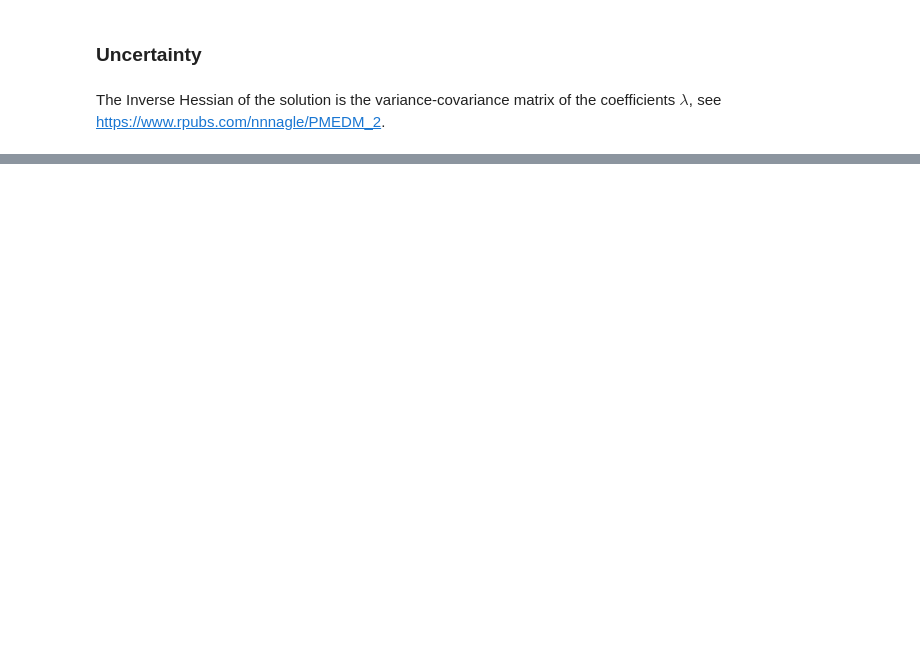
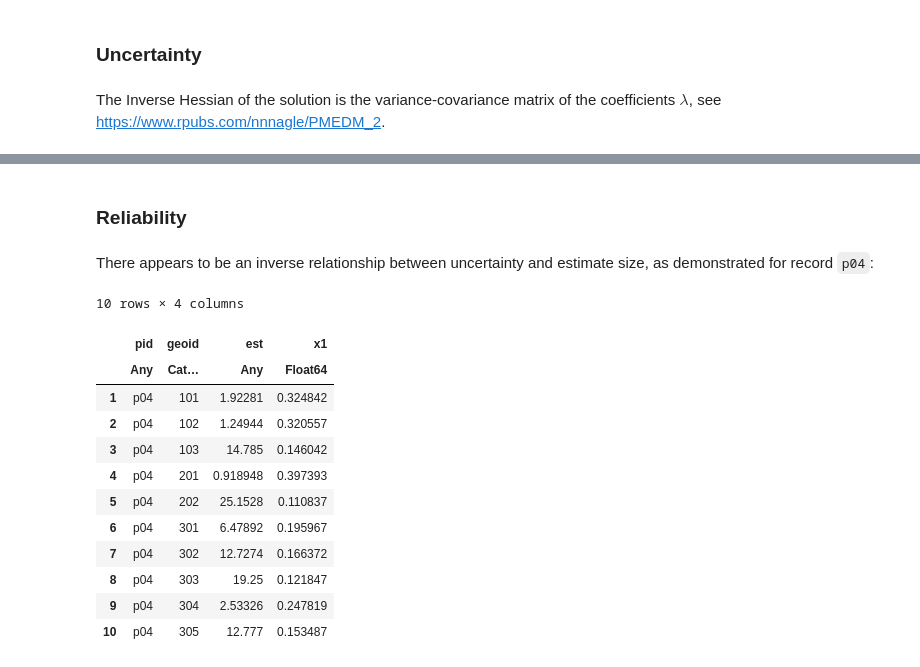
Before and after one commit to jvtcl/pmedmJL, a Jupyter notebook: notebooks/toy_example.ipynb, the cells around one changed output, grey strips where cells are left out. Cells and saved outputs as stored; diff of their text form; code cells hidden in the pictures; blank space fills up the shorter version.

Commit message:
uncertainty/reliability in demo

```diff
--- a/notebooks/toy_example.ipynb
+++ b/notebooks/toy_example.ipynb
@@ -313,0 +329,5 @@ dim: 52
+# %%
+# melt the synthetic pop ests (wide to long format)
+# 2nd arg = melt columns, 3rd arg = id columns
+sypm = stack(syp, names(syp)[2:size(syp)[2]], :pid);
+rename!(sypm, ["pid", "geoid", "est"]);
@@ -313,0 +360,28 @@ dim: 52
+# %% [markdown]
+### Reliability
+# %%
+# Monte Carlo error
+mce = [std(psim[i,:]) for i in 1:size(psim)[1]];
+# %%
+mcv = mce ./ (p * N);
+# %%
+## append the CVs
+res_cv = hcat(sypm, mcv);
+# %% [markdown]
+There appears to be an inverse relationship between uncertainty and estimate size, as demonstrated for record `p04`:
+# %%
+res_cv[res_cv.pid .== "p04",:]
+# %% [output]
+10 rows × 4 columns
+|  | pid | geoid | est | x1 |
+|  | Any | Cat… | Any | Float64 |
+| 1 | p04 | 101 | 1.92281 | 0.324842 |
+| 2 | p04 | 102 | 1.24944 | 0.320557 |
+| 3 | p04 | 103 | 14.785 | 0.146042 |
+| 4 | p04 | 201 | 0.918948 | 0.397393 |
+| 5 | p04 | 202 | 25.1528 | 0.110837 |
+| 6 | p04 | 301 | 6.47892 | 0.195967 |
+| 7 | p04 | 302 | 12.7274 | 0.166372 |
+| 8 | p04 | 303 | 19.25 | 0.121847 |
+| 9 | p04 | 304 | 2.53326 | 0.247819 |
+| 10 | p04 | 305 | 12.777 | 0.153487 |
```
Also changed, not shown: parts of 15 cells of this notebook.
